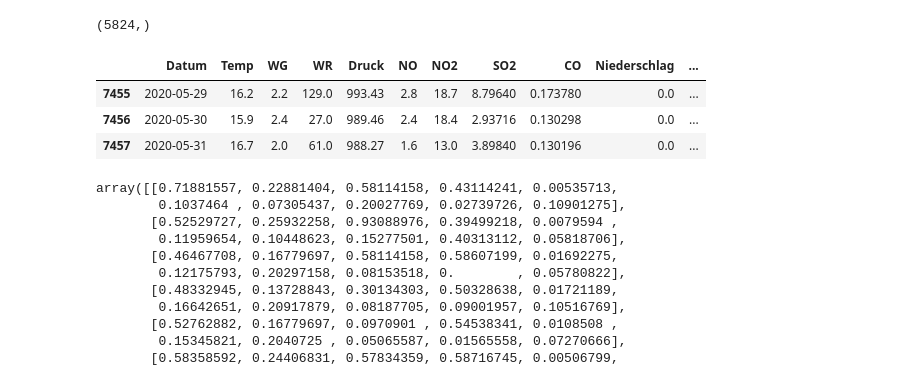
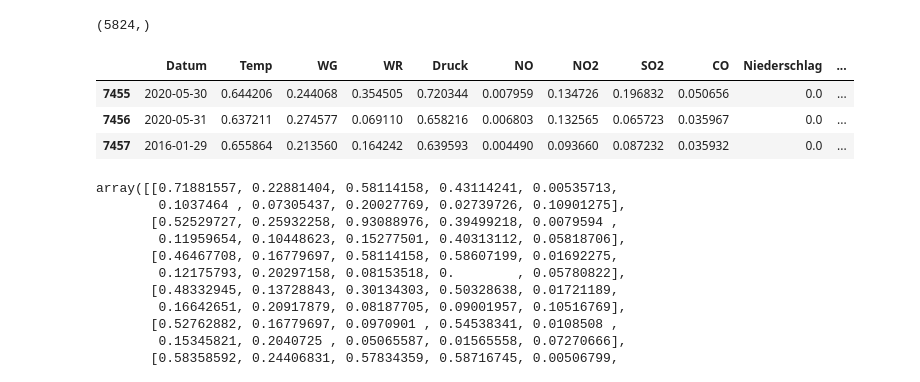
Before and after one commit to SvetiB/AirQualityStuttgart, a Jupyter notebook: AirQualityStuttgartModelingSveti.ipynb, the cells around one changed output. Drawn from its saved outputs; the diff is of its cells as text; code cells hidden in the pictures.

```diff
--- a/AirQualityStuttgartModelingSveti.ipynb
+++ b/AirQualityStuttgartModelingSveti.ipynb
@@ -56,7 +54,7 @@ Data columns (total 11 columns):
 dtypes: datetime64[ns](1), float64(10)
 memory usage: 641.0 KB
 # %%
-df_for_ML=df_for_ML.sort_values(by=['Datum'], axis=0, ascending=True, ignore_index=True)
+df_for_ML=df_for_ML.sort_values(by=['Datum'], axis=0, ascending=True)
 df_for_ML
 # %% [output]
 |  | Datum | Temp | WG | WR | Druck | NO | NO2 | SO2 | CO | Niederschlag | ... |
@@ -293,12 +291,12 @@ y_train.shape
 # %% [output]
 (5824,)
 # %%
-df_for_ML.tail(3)
+df_for_ML_norm.tail(3)
 # %% [output]
 |  | Datum | Temp | WG | WR | Druck | NO | NO2 | SO2 | CO | Niederschlag | ... |
-| 7455 | 2020-05-29 | 16.2 | 2.2 | 129.0 | 993.43 | 2.8 | 18.7 | 8.79640 | 0.173780 | 0.0 | ... |
-| 7456 | 2020-05-30 | 15.9 | 2.4 | 27.0 | 989.46 | 2.4 | 18.4 | 2.93716 | 0.130298 | 0.0 | ... |
-| 7457 | 2020-05-31 | 16.7 | 2.0 | 61.0 | 988.27 | 1.6 | 13.0 | 3.89840 | 0.130196 | 0.0 | ... |
+| 7455 | 2020-05-30 | 0.644206 | 0.244068 | 0.354505 | 0.720344 | 0.007959 | 0.134726 | 0.196832 | 0.050656 | 0.0 | ... |
+| 7456 | 2020-05-31 | 0.637211 | 0.274577 | 0.069110 | 0.658216 | 0.006803 | 0.132565 | 0.065723 | 0.035967 | 0.0 | ... |
+| 7457 | 2016-01-29 | 0.655864 | 0.213560 | 0.164242 | 0.639593 | 0.004490 | 0.093660 | 0.087232 | 0.035932 | 0.0 | ... |
 # %%
 X_test[-1]
 # %% [output]
```
Also changed, not shown: parts of 6 cells of this notebook, 2 other files.
